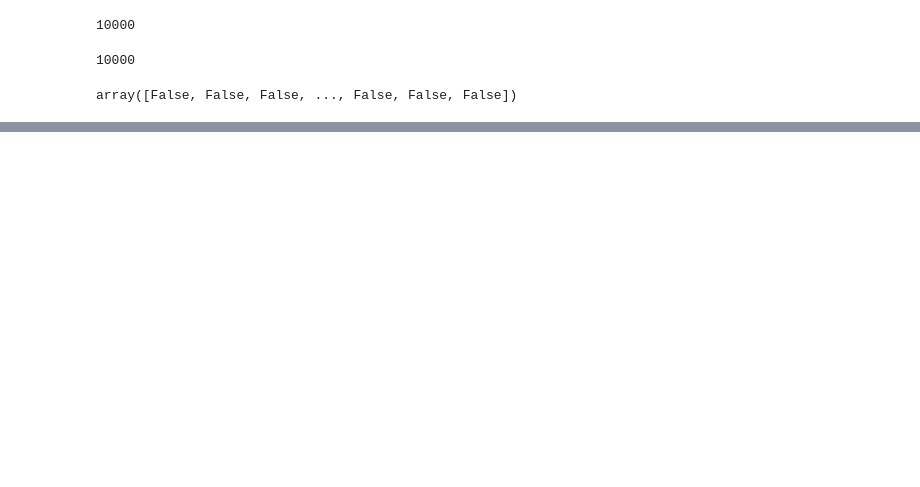
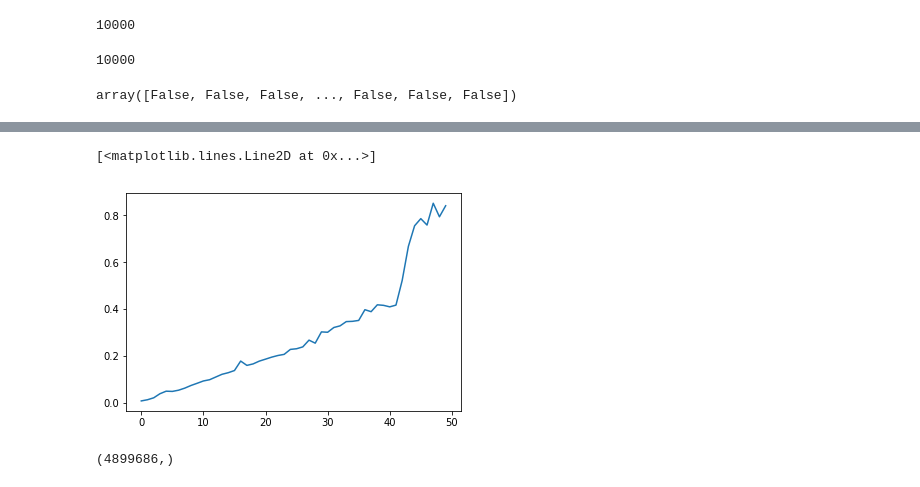
Before and after one commit to tmerrittsmith/normal_distribution_sampler, a Jupyter notebook: normal_distribution_sampler_1.ipynb, the cells around one changed output, grey strips where cells are left out. Cells and saved outputs as stored; diff of their text form; code cells hidden in the pictures; blank space fills up the shorter version.

```diff
--- a/normal_distribution_sampler_1.ipynb
+++ b/normal_distribution_sampler_1.ipynb
@@ -373,0 +339,25 @@ plt.show()
+# %%
+from time import time
+
+t = []
+
+for n in range(50):
+    t0 = time()
+    sampler = normal_distribution(0,1)
+    try:
+
+        sampler.sample(1, bins=100, num_samples = n * 100000)
+    except:
+        pass
+    t1 = time()
+
+    t.append(t1 - t0)
+# %%
+plt.plot(t)
+# %% [output]
+[<matplotlib.lines.Line2D at 0x...>]
+[figure, added]
+# %%
+sampler.normal_sample.shape
+# %% [output]
+(4899686,)
```
Also changed, not shown: parts of 16 cells of this notebook.
